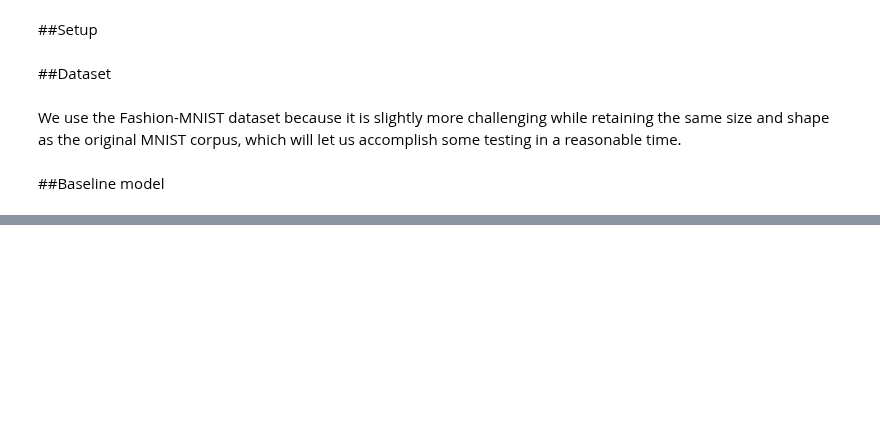
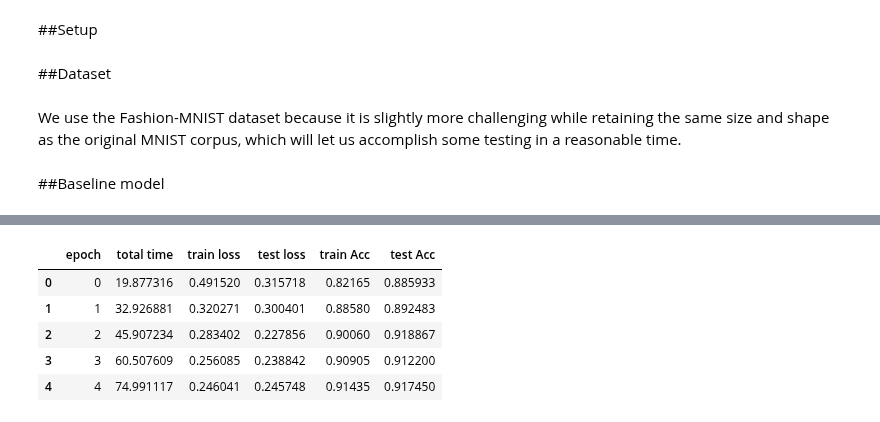
Before and after one commit to rahiakela/deep-learning-research-and-practice, a Jupyter notebook: inside-deep-learing/06-common-design-building-blocks/01_better_activation_functions.ipynb, the cells around one changed output, grey strips where cells are left out. Cells and saved outputs as stored; diff of their text form; code cells hidden in the pictures; blank space fills up the shorter version.

```diff
--- a/inside-deep-learing/06-common-design-building-blocks/01_better_activation_functions.ipynb
+++ b/inside-deep-learing/06-common-design-building-blocks/01_better_activation_functions.ipynb
@@ -232,9 +75,9 @@ validation accuracy you get on the true validation set.
 # %%
+W, H = 28, 28
 D = 28 * 28       # input size
 n = 188           # Hidden layer size
 C= 1              # How many channels are in the input?
+n_filters = 32    # filters per convolutional layer
 classes = 10      # How many classes are there?
-
-# {'neurons_per_layer': 188, 'hidden_layers': 1, 'learning_rate': 0.009184554219247697}
 # %%
 fc_model = nn.Sequential(
@@ -269,0 +146,9 @@ fc_results.head()
+# %%
+cnn_results.head()
+# %% [output]
+|  | epoch | total time | train loss | test loss | train Acc | test Acc |
+| 0 | 0 | 19.877316 | 0.491520 | 0.315718 | 0.82165 | 0.885933 |
+| 1 | 1 | 32.926881 | 0.320271 | 0.300401 | 0.88580 | 0.892483 |
+| 2 | 2 | 45.907234 | 0.283402 | 0.227856 | 0.90060 | 0.918867 |
+| 3 | 3 | 60.507609 | 0.256085 | 0.238842 | 0.90905 | 0.912200 |
+| 4 | 4 | 74.991117 | 0.246041 | 0.245748 | 0.91435 | 0.917450 |
```
Also changed, not shown: parts of 51 cells of this notebook.
